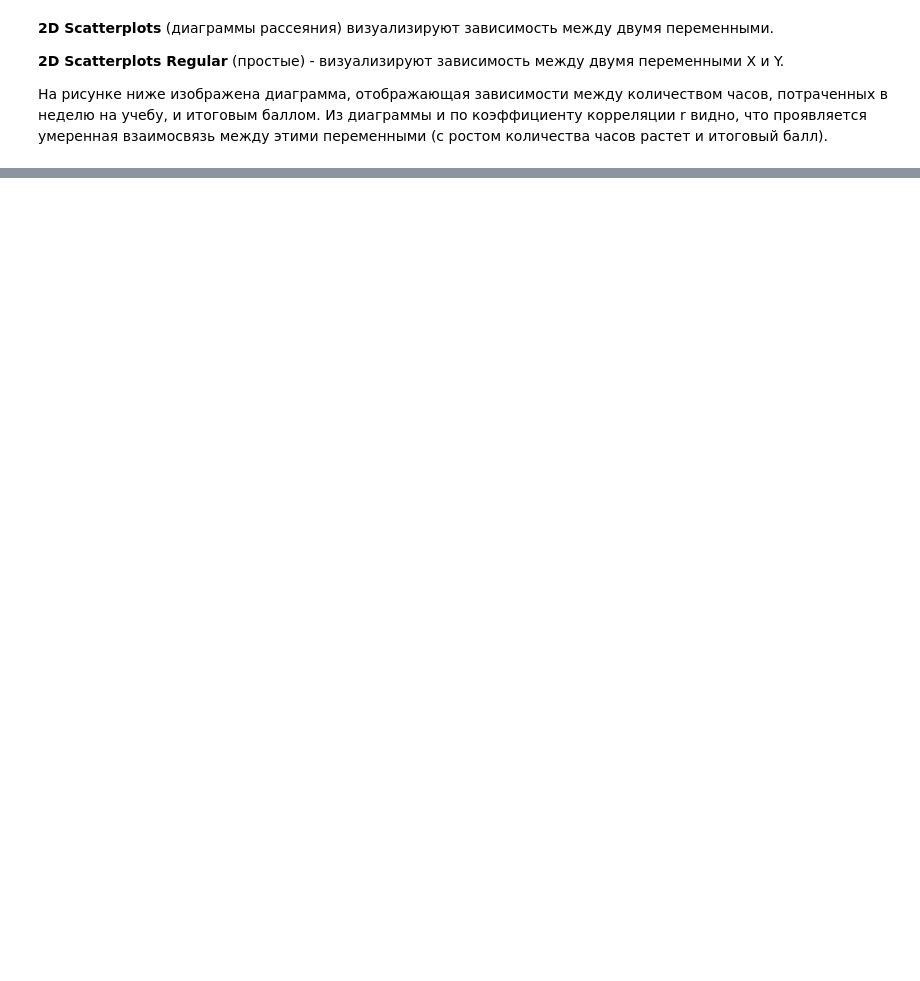
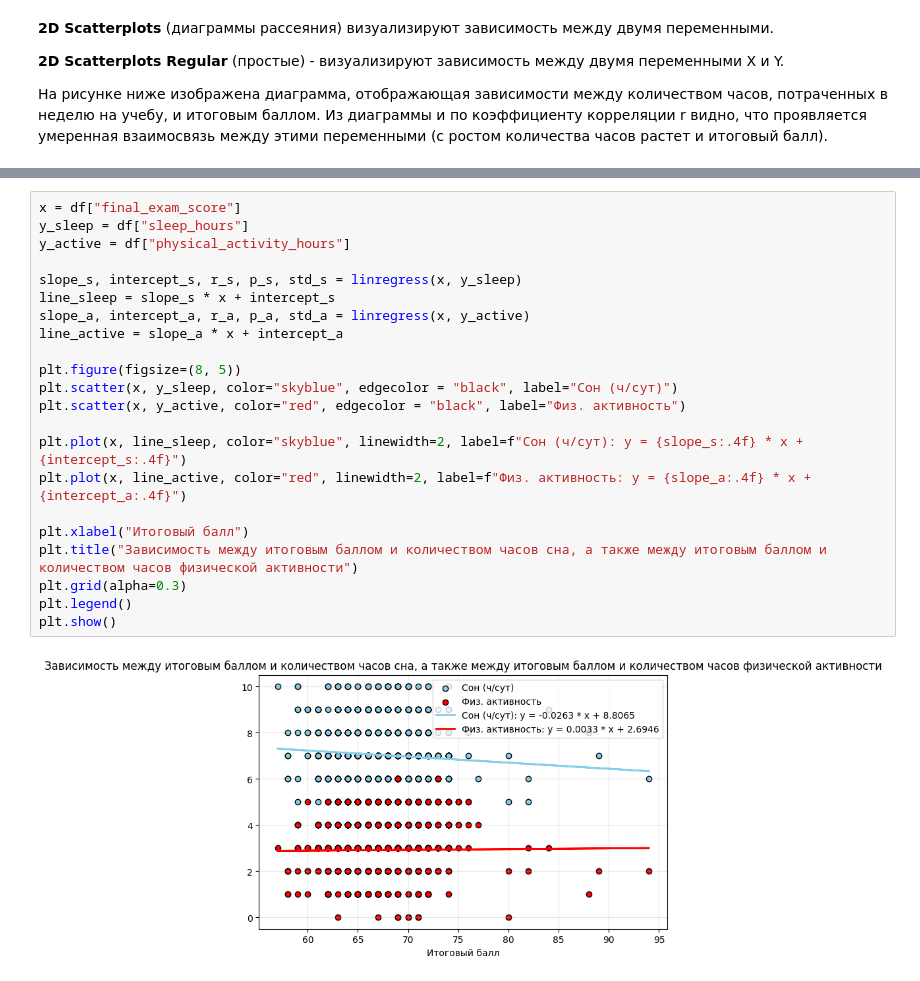
Before and after one commit to Shponarskii/student-perfomance-factors, a Jupyter notebook: notebooks/graphical_analysis.ipynb, the cells around one changed output, grey strips where cells are left out. Drawn from its saved outputs; the diff is of its cells as text; blank space fills up the shorter version.

Commit message:
Finished with graphical analysis

```diff
--- a/notebooks/graphical_analysis.ipynb
+++ b/notebooks/graphical_analysis.ipynb
@@ -105,0 +117,24 @@ plt.show()
+# %%
+x = df["final_exam_score"]
+y_sleep = df["sleep_hours"]
+y_active = df["physical_activity_hours"]
+
+slope_s, intercept_s, r_s, p_s, std_s = linregress(x, y_sleep)
+line_sleep = slope_s * x + intercept_s
+slope_a, intercept_a, r_a, p_a, std_a = linregress(x, y_active)
+line_active = slope_a * x + intercept_a
+
+plt.figure(figsize=(8, 5))
+plt.scatter(x, y_sleep, color="skyblue", edgecolor = "black", label="Сон (ч/сут)")
+plt.scatter(x, y_active, color="red", edgecolor = "black", label="Физ. активность")
+
+plt.plot(x, line_sleep, color="skyblue", linewidth=2, label=f"Сон (ч/сут): y = {slope_s:.4f} * x + {intercept_s:.4f}")
+plt.plot(x, line_active, color="red", linewidth=2, label=f"Физ. активность: y = {slope_a:.4f} * x + {intercept_a:.4f}")
+
+plt.xlabel("Итоговый балл")
+plt.title("Зависимость между итоговым баллом и количеством часов сна, а также между итоговым баллом и количеством часов физической активности")
+plt.grid(alpha=0.3)
+plt.legend()
+plt.show()
+# %% [output]
+[figure, added]
```
Also changed, not shown: parts of 24 cells of this notebook.
